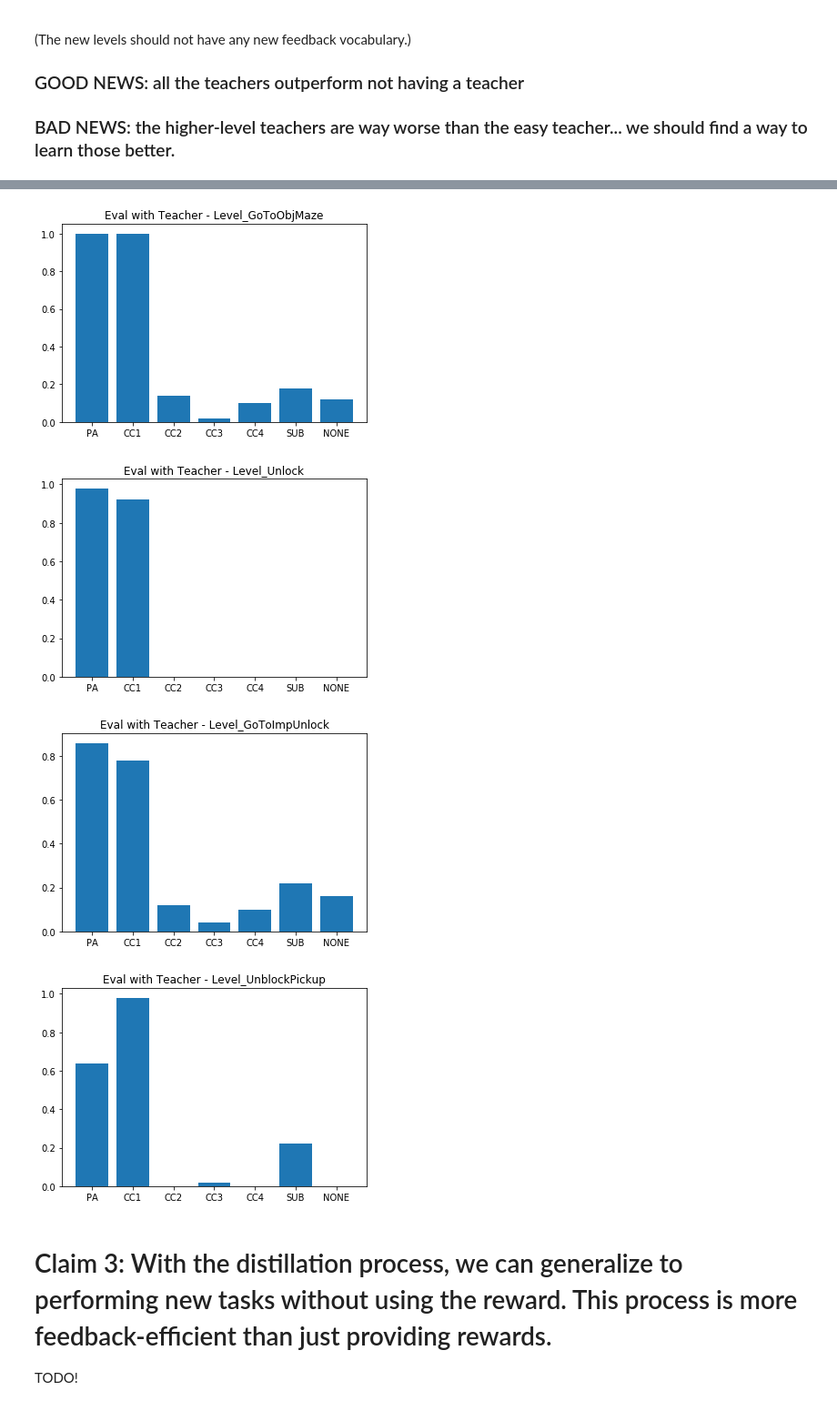
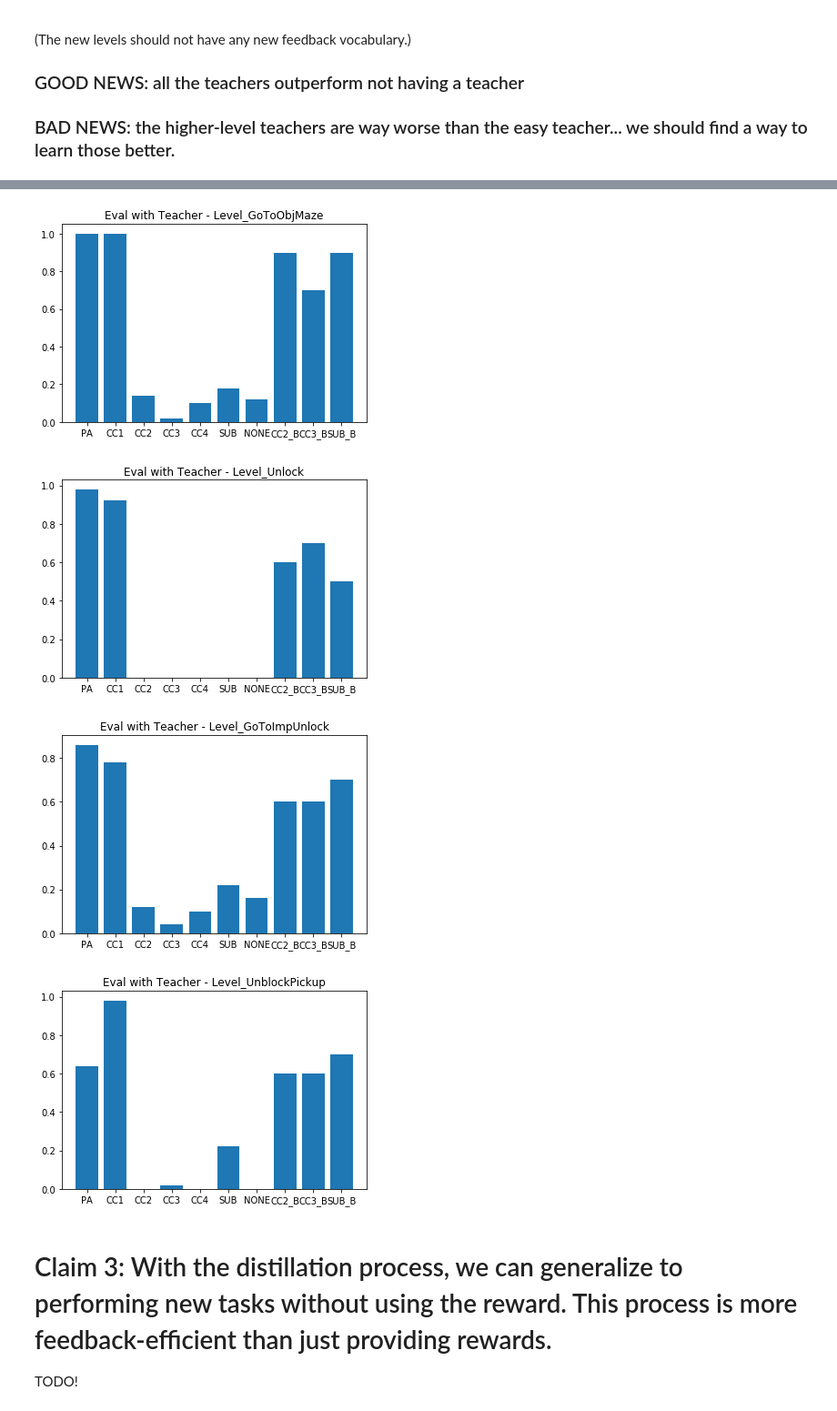
Before and after one commit to rll-research/teachable, a Jupyter notebook: Plots.ipynb, the cells around one changed output, grey strips where cells are left out. Shown: that part at 91% size. Cells and saved outputs as stored; diff of their text form; code cells hidden in the pictures.

Commit message:
plots

```diff
--- a/Plots.ipynb
+++ b/Plots.ipynb
@@ -96,6 +96,3 @@ def plot_curriculum(data_names, x_type, use_min_len=True):
     plt.xlabel(x_label)
     plt.legend(handles=plots)
     plt.show()
-# %%
-data = load_data(513)
-data = data[0]
@@ -212,20 +241,23 @@ plot_final_generalization(runs, 'Eval with Teacher')
 # %%
 runs = [
     ('EVAL_PA_LOWD', 'PA'),
     ('EVAL_CC1_LOWD', 'CC1'),
     ('EVAL_CC2_LOWD', 'CC2'),
     ('EVAL_CC3_LOWD', 'CC3'),
     ('EVAL_CC4_LOWD', 'CC4'),
     ('EVAL_SUB_LOWD', 'SUB'),
     ('EVAL_NONE_LOWD', 'NONE'),
+    ('EVAL_BOOTSTRAP_CC2_ONLY', 'CC2_B'),
+    ('EVAL_BOOTSTRAP_CC3_ONLY', 'CC3_B'),
+    ('EVAL_BOOTSTRAP_SUB_ONLY', 'SUB_B'),
 ]
 
 plot_final_generalization(runs, 'Eval with Teacher')
 # %% [output]
-[figure, old version]
+[figure, new version]
-[figure, old version]
+[figure, new version]
-[figure, old version]
+[figure, new version]
-[figure, old version]
+[figure, new version]
 # %% [markdown]
 # Claim 3: With the distillation process, we can generalize to performing new tasks without using the reward. This process is more feedback-efficient than just providing rewards.
 
```
Also changed, not shown: parts of 7 cells of this notebook.
